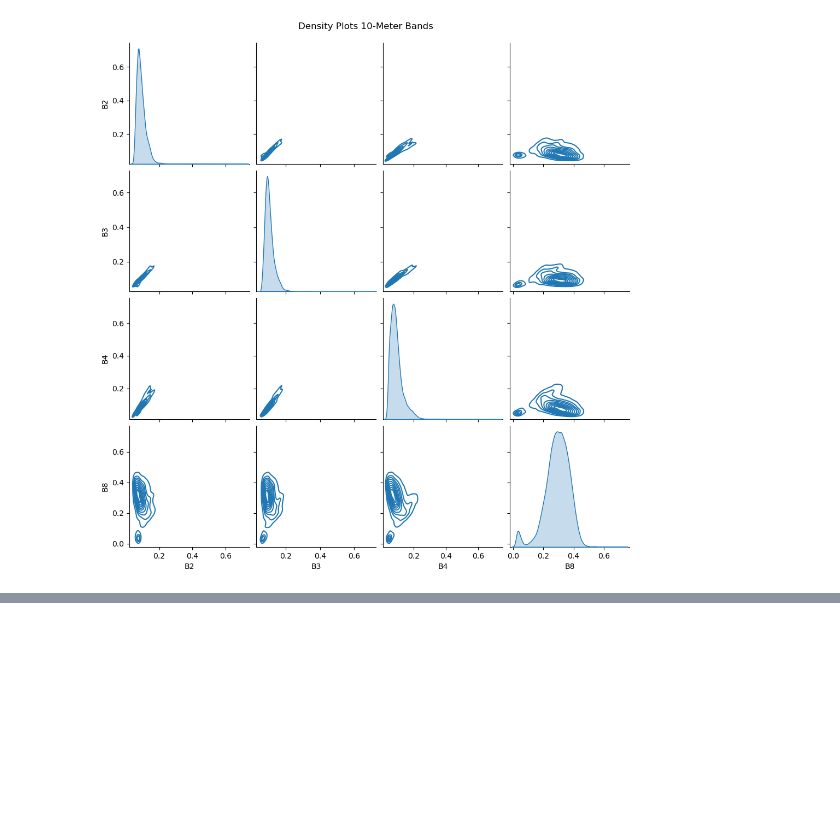
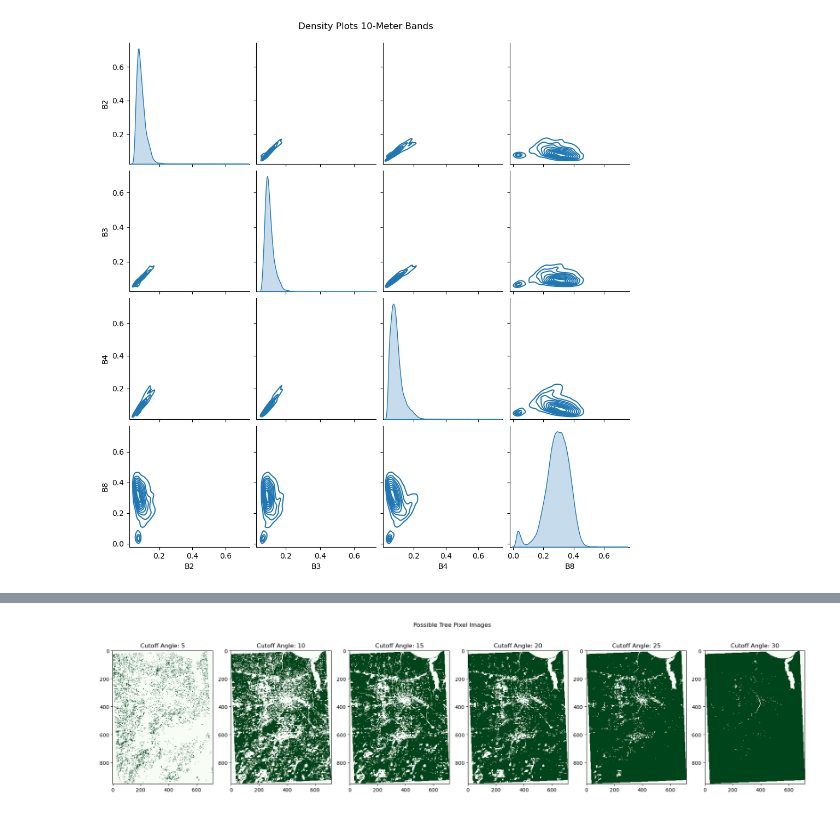
Before and after one commit to kristenvinh/IMGS.689_Kristen_Vinh, a Jupyter notebook: eda/EDA.ipynb, the cells around one changed output, grey strips where cells are left out. Saved outputs shown, nothing was run; the diff lists cells and outputs as text; code cells hidden in the pictures; blank space fills up the shorter version.

```diff
--- a/eda/EDA.ipynb
+++ b/eda/EDA.ipynb
@@ -427,13 +501,5 @@ def comparing_sent_eco(data,ecostress_data):
 # %%
-#Run Code to Get Spectral Angles, Threshold Angle, and Plot Spectral Similarity -- Tree Data
-tree_spectral_angles, tree_threshold = comparing_sent_eco(data, tree_data)
-
-#Then Plot the Vegetation Pixels Using Threshold Pixel
-vegetation_mask = tree_spectral_angles <= tree_threshold
-
-plt.figure(figsize=(10, 10))
-plt.imshow(vegetation_mask, cmap='Greens', interpolation='none')
-plt.title(f'Identified Vegetation Pixels')
-plt.show()
+#Run Code to Get Spectral Angles and Plot Spectral Similarity -- Tree Data
+tree_spectral_angles = comparing_sent_eco(data, tree_data)
 # %% [output]
 [figure]
@@ -442,11 +510,14 @@ plt.show()
 # %%
-#Run Code to Get Spectral Angles, Threshold Angle, and Plot Spectral Similarity -- Tree Data
-road_spectral_angles, road_threshold = comparing_sent_eco(data, road_data)
-
-#Then Plot the Vegetation Pixels Using Threshold Pixel
-road_mask = road_spectral_angles <= road_threshold
-
-plt.figure(figsize=(10, 10))
-plt.imshow(road_mask, cmap='Grays', interpolation='none')
-plt.title(f'Identified Road Pixels')
-plt.show()
+#Function to plot multiple cutoffs and pick the best one
+def plot_multiple_cutoffs(spectral_angles, cutoffs, colorway, title):
+    #Set up plots
+    fig, ax = plt.subplots(nrows=1, ncols=len(cutoffs), figsize=(20, 5))
+    fig.suptitle(title, y=1)
+    for i in range(len(cutoffs)):
+        mask = spectral_angles <= cutoffs[i]
+        ax[i].imshow(mask, cmap=colorway, interpolation='none')
+        ax[i].set_title("Cutoff Angle: " + str(cutoffs[i]))
+    plt.tight_layout()
+    plt.show()
+#Possible Cutoffs
+possible_cutoffs = [5,10,15,20,25,30]
@@ -456,0 +524,5 @@ plt.show()
+# %%
+#Plot possible cuttoffs for trees
+plot_multiple_cutoffs(tree_spectral_angles, possible_cutoffs, "Greens", "Possible Tree Pixel Images")
+# %% [output]
+[figure, added]
```
Also changed, not shown: parts of 10 cells of this notebook.
